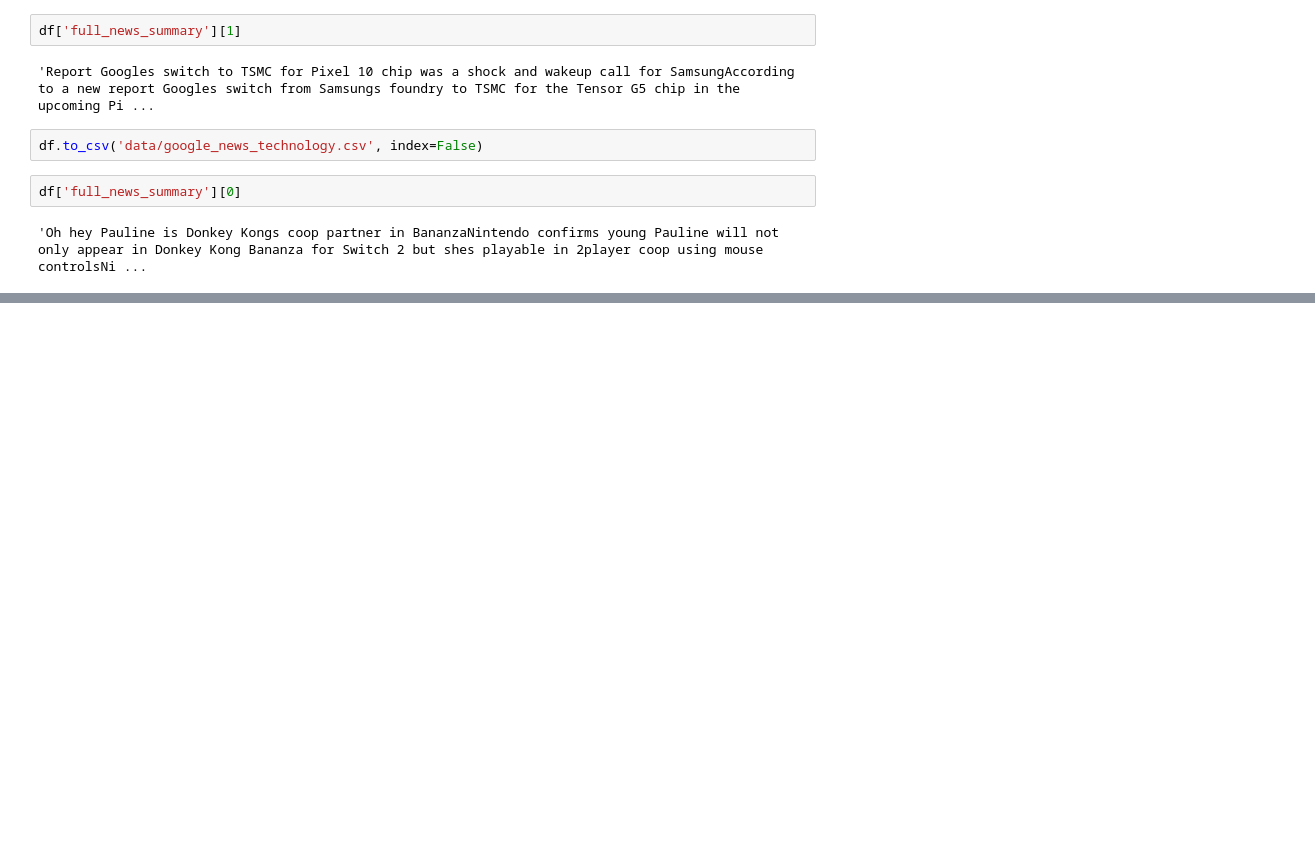
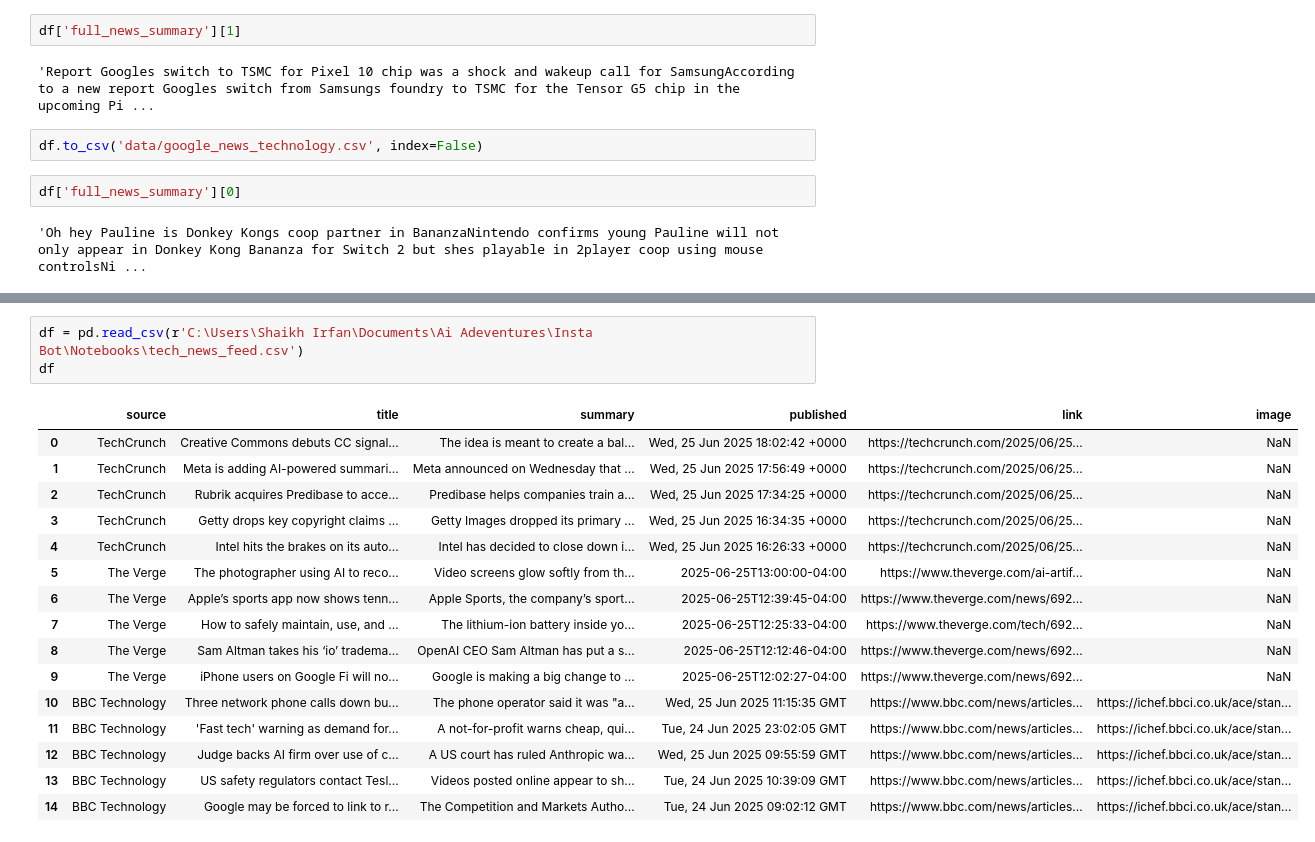
Before and after one commit to irfanshaikh911/Insta-News-Bot, a Jupyter notebook: Notebooks/news_api.ipynb, the cells around one changed output, grey strips where cells are left out. Drawn from its saved outputs; the diff is of its cells as text; blank space fills up the shorter version.

```diff
--- a/Notebooks/news_api.ipynb
+++ b/Notebooks/news_api.ipynb
@@ -241,0 +552,20 @@ article.nlp()
+# %%
+df = pd.read_csv(r'C:\Users\Shaikh Irfan\Documents\Ai Adeventures\Insta Bot\Notebooks\tech_news_feed.csv')
+df
+# %% [output]
+|  | source | title | summary | published | link | image |
+| 0 | TechCrunch | Creative Commons debuts CC signal... | The idea is meant to create a bal... | Wed, 25 Jun 2025 18:02:42 +0000 | https://techcrunch.com/2025/06/25... | NaN |
+| 1 | TechCrunch | Meta is adding AI-powered summari... | Meta announced on Wednesday that ... | Wed, 25 Jun 2025 17:56:49 +0000 | https://techcrunch.com/2025/06/25... | NaN |
+| 2 | TechCrunch | Rubrik acquires Predibase to acce... | Predibase helps companies train a... | Wed, 25 Jun 2025 17:34:25 +0000 | https://techcrunch.com/2025/06/25... | NaN |
+| 3 | TechCrunch | Getty drops key copyright claims ... | Getty Images dropped its primary ... | Wed, 25 Jun 2025 16:34:35 +0000 | https://techcrunch.com/2025/06/25... | NaN |
+| 4 | TechCrunch | Intel hits the brakes on its auto... | Intel has decided to close down i... | Wed, 25 Jun 2025 16:26:33 +0000 | https://techcrunch.com/2025/06/25... | NaN |
+| 5 | The Verge | The photographer using AI to reco... | Video screens glow softly from th... | 2025-06-25T13:00:00-04:00 | https://www.theverge.com/ai-artif... | NaN |
+| 6 | The Verge | Apple’s sports app now shows tenn... | Apple Sports, the company’s sport... | 2025-06-25T12:39:45-04:00 | https://www.theverge.com/news/692... | NaN |
+| 7 | The Verge | How to safely maintain, use, and ... | The lithium-ion battery inside yo... | 2025-06-25T12:25:33-04:00 | https://www.theverge.com/tech/692... | NaN |
+| 8 | The Verge | Sam Altman takes his ‘io’ tradema... | OpenAI CEO Sam Altman has put a s... | 2025-06-25T12:12:46-04:00 | https://www.theverge.com/news/692... | NaN |
+| 9 | The Verge | iPhone users on Google Fi will no... | Google is making a big change to ... | 2025-06-25T12:02:27-04:00 | https://www.theverge.com/news/692... | NaN |
+| 10 | BBC Technology | Three network phone calls down bu... | The phone operator said it was "a... | Wed, 25 Jun 2025 11:15:35 GMT | https://www.bbc.com/news/articles... | https://ichef.bbci.co.uk/ace/stan... |
+| 11 | BBC Technology | 'Fast tech' warning as demand for... | A not-for-profit warns cheap, qui... | Tue, 24 Jun 2025 23:02:05 GMT | https://www.bbc.com/news/articles... | https://ichef.bbci.co.uk/ace/stan... |
+| 12 | BBC Technology | Judge backs AI firm over use of c... | A US court has ruled Anthropic wa... | Wed, 25 Jun 2025 09:55:59 GMT | https://www.bbc.com/news/articles... | https://ichef.bbci.co.uk/ace/stan... |
+| 13 | BBC Technology | US safety regulators contact Tesl... | Videos posted online appear to sh... | Tue, 24 Jun 2025 10:39:09 GMT | https://www.bbc.com/news/articles... | https://ichef.bbci.co.uk/ace/stan... |
+| 14 | BBC Technology | Google may be forced to link to r... | The Competition and Markets Autho... | Tue, 24 Jun 2025 09:02:12 GMT | https://www.bbc.com/news/articles... | https://ichef.bbci.co.uk/ace/stan... |
```
Also changed, not shown: parts of 18 cells of this notebook, 6 other files.
